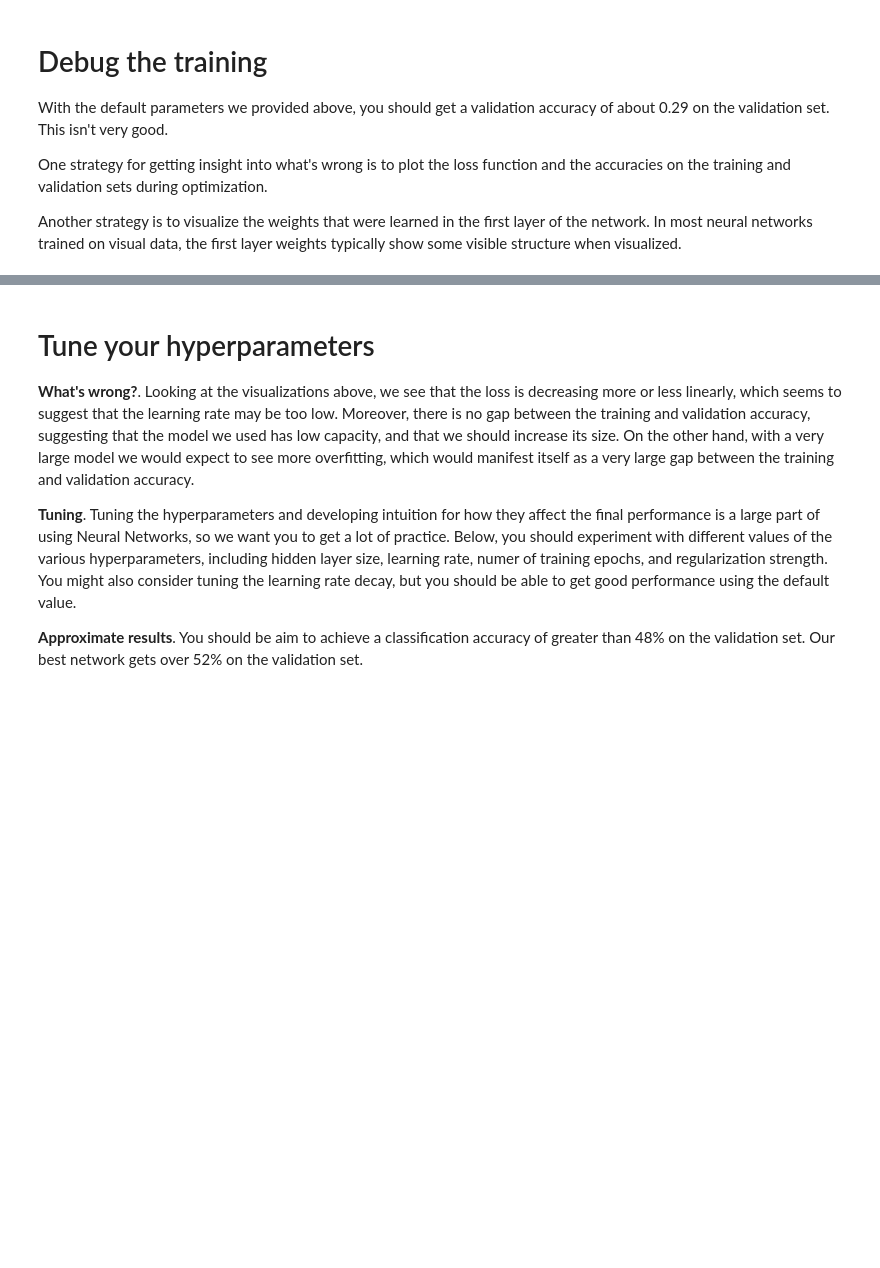
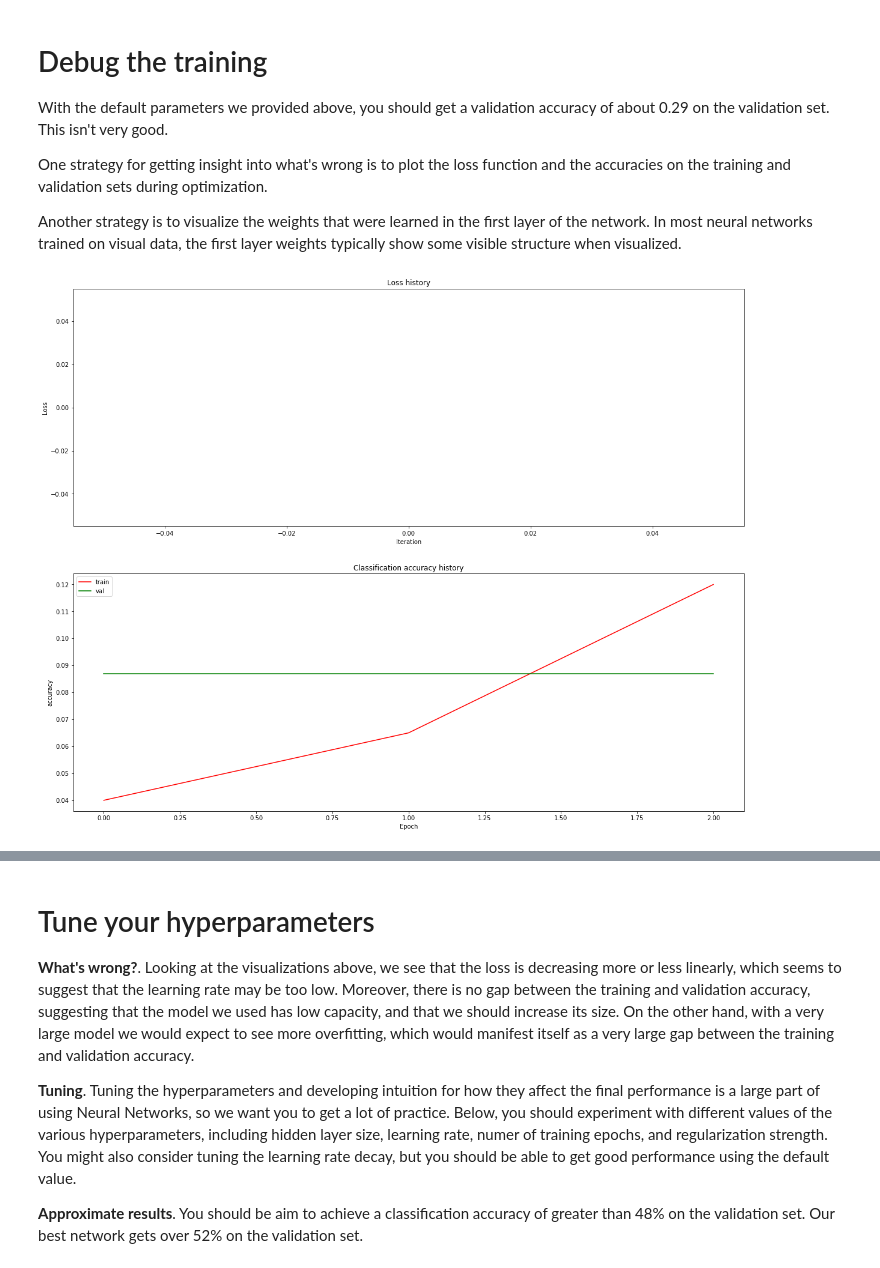
Before and after one commit to le773/convnet-layers, a Jupyter notebook: three_layer_net.ipynb, the cells around one changed output, grey strips where cells are left out. Saved outputs shown, nothing was run; the diff lists cells and outputs as text; code cells hidden in the pictures; blank space fills up the shorter version.

```diff
--- a/three_layer_net.ipynb
+++ b/three_layer_net.ipynb
@@ -129,7 +159,7 @@ def batchNormal(X_input):
 # %%
 from cs231n.data_utils import load_CIFAR10
 
-def get_CIFAR10_data(num_training=40000, num_validation=10000, num_test=5000):
+def get_CIFAR10_data(num_training=49000, num_validation=1000, num_test=5000):
     """
     Load the CIFAR-10 dataset from disk and perform preprocessing to prepare
     it for the two-layer neural net classifier. These are the same steps as
@@ -166,12 +196,12 @@ def get_CIFAR10_data(num_training=40000, num_validation=10000, num_test=5000):
 
 # Invoke the above function to get our data.
 X_train, y_train, X_val, y_val, X_test, y_test = get_CIFAR10_data()
-X_train = batchNormal(X_train)
-# y_train = batchNormal(y_train)
-X_val = batchNormal(X_val)
-# y_val = batchNormal(y_val)
-X_test = batchNormal(X_test)
-# y_test = batchNormal(y_test)
+# X_train = batchNormal(X_train)
+# # y_train = batchNormal(y_train)
+# X_val = batchNormal(X_val)
+# # y_val = batchNormal(y_val)
+# X_test = batchNormal(X_test)
+# # y_test = batchNormal(y_test)
 print('Train data shape: ', X_train.shape)
 print('Train labels shape: ', y_train.shape)
 print('Validation data shape: ', X_val.shape)
@@ -191,12 +228,14 @@ hidden_size2 = 64
 num_classes = 10
 net = ThreeLayerNet(input_size, hidden_size1, hidden_size2, num_classes)
 # Train the network
-# num_iters=3000
-stats = net.train(X_train, y_train, X_val, y_val,
-            num_iters=1500, batch_size=400,
-            learning_rate=1.6e-3, learning_rate_decay=0.95,
-            reg=0.5, verbose=True)
+learning_rates = [5e-1, 1e-4, 1e-5, 1e-6, 1e-7, 1e-8, 1e-9, 1e-10]
+num_iter=500
+for learning_rate in learning_rates:
+    stats = net.train(X_train, y_train, X_val, y_val,
+                num_iters=num_iter, batch_size=200,
+                learning_rate=1e-7, learning_rate_decay=0.95,
+                reg=0.5, verbose=True)
 
-# Predict on the validation set
-val_acc = (net.predict(X_val) == y_val).mean()
-print('Validation accuracy: ', val_acc)
+    # Predict on the validation set
+    val_acc = (net.predict(X_val) == y_val).mean()
+    print('Validation accuracy: ', val_acc)
@@ -210,18 +269,21 @@ Another strategy is to visualize the weights that were learned in the first laye
 # %%
 # Plot the loss function and train / validation accuracies
 plt.subplot(2, 1, 1)
 plt.plot(stats['loss_history'])
 plt.title('Loss history')
 plt.xlabel('Iteration')
 plt.ylabel('Loss')
 
 plt.subplot(2, 1, 2)
-plt.plot(stats['train_acc_history'], color='r',label='train')
-plt.plot(stats['val_acc_history'], color='g', label='val')
+t1, = plt.plot(stats['train_acc_history'], color='r',label='train')
+t2, = plt.plot(stats['val_acc_history'], color='g', label='val')
 plt.title('Classification accuracy history')
 plt.xlabel('Epoch')
 plt.ylabel('accuracy')
+plt.legend(handles = [t1, t2,], labels=['train', 'val'])
 plt.show()
+# %% [output]
+[figure, added]
 # %%
 from cs231n.vis_utils import visualize_grid
 
```
Also changed, not shown: parts of 13 cells of this notebook, 1 other file.
